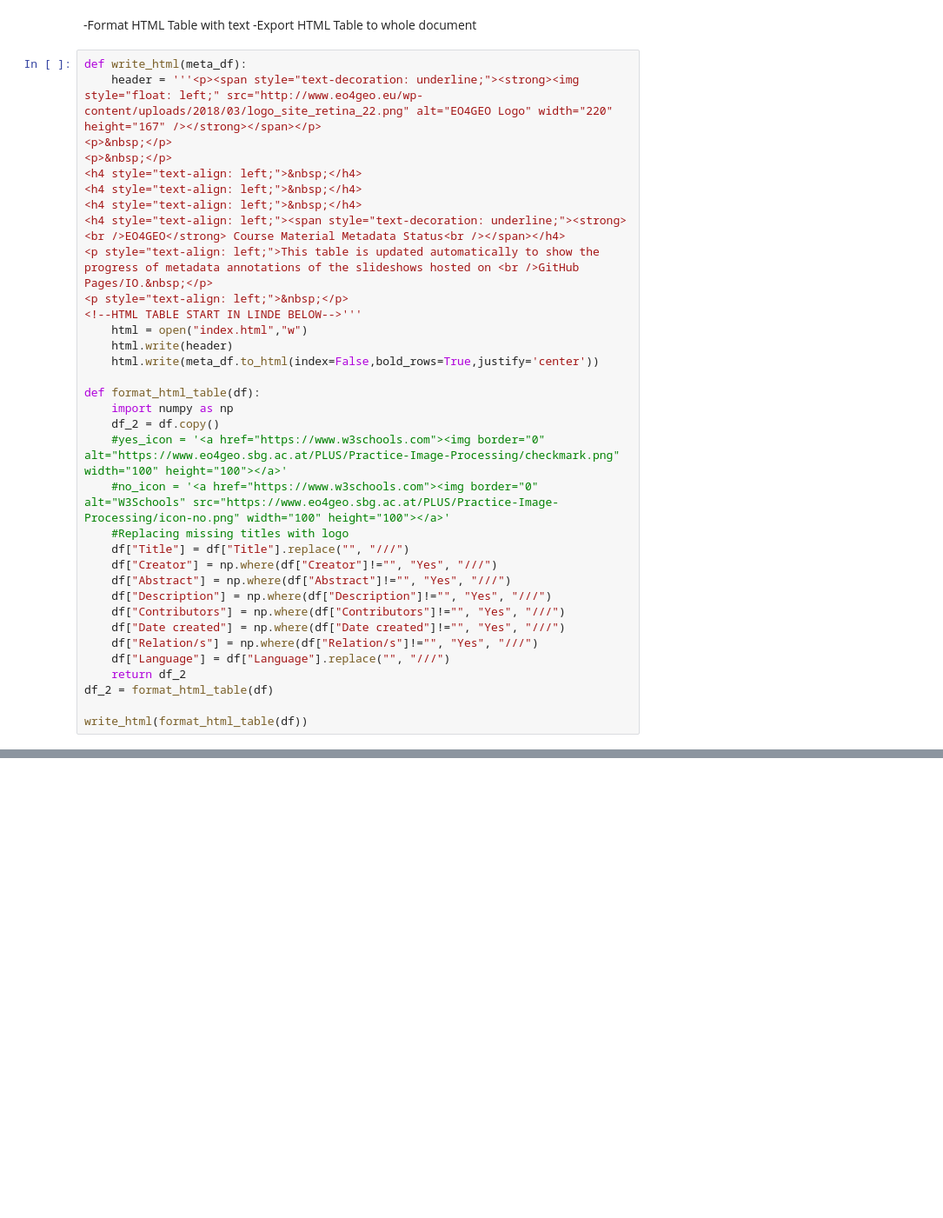
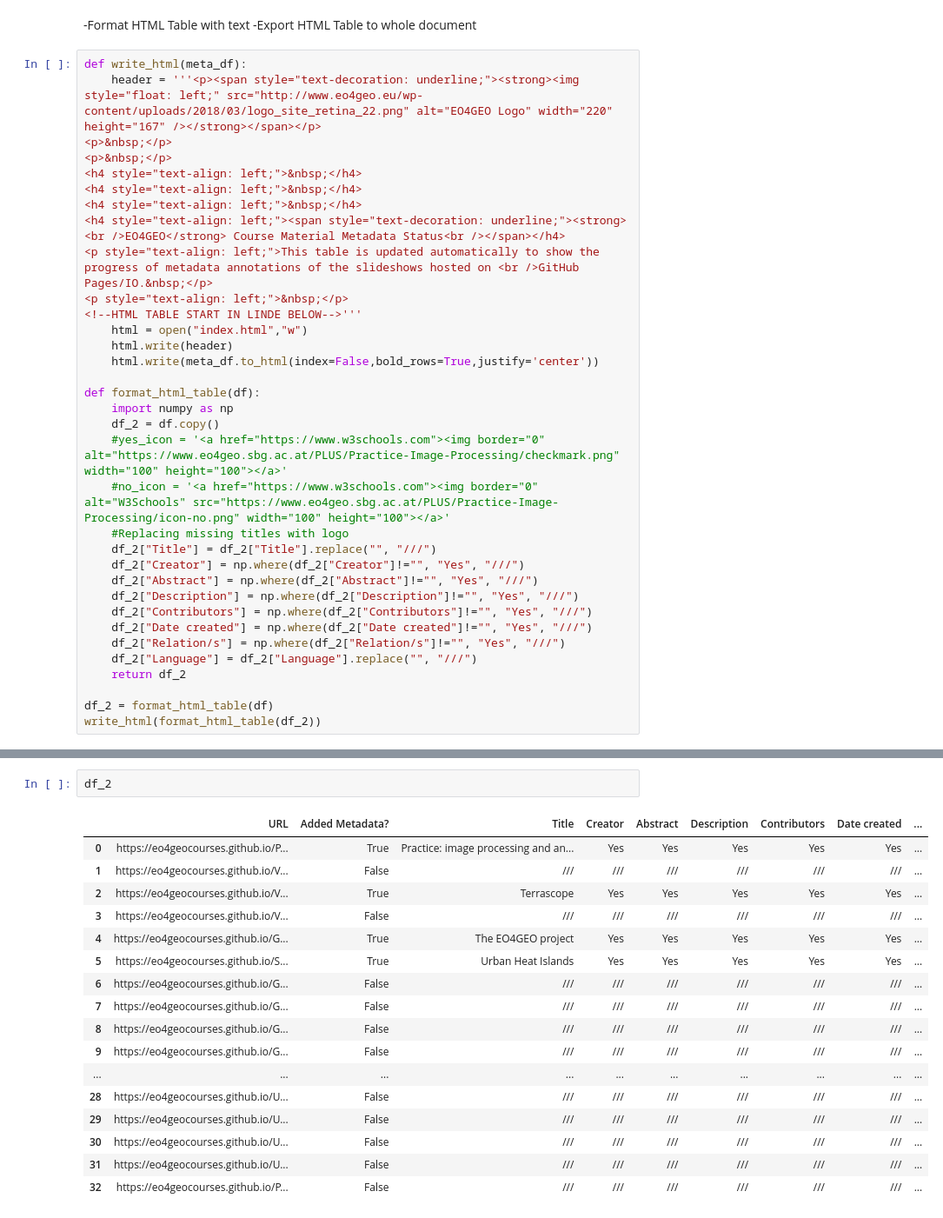
Before and after one commit to eo4geocourses/metadata_scraper, a Jupyter notebook: metadata_scraping.ipynb, the cells around one changed output, grey strips where cells are left out. Shown: that part at 87% size. Drawn from its saved outputs; the diff is of its cells as text; blank space fills up the shorter version.

```diff
--- a/metadata_scraping.ipynb
+++ b/metadata_scraping.ipynb
@@ -266,15 +266,15 @@ def format_html_table(df):
     #yes_icon = '<a href="https://www.w3schools.com"><img border="0" alt="https://www.eo4geo.sbg.ac.at/PLUS/Practice-Image-Processing/checkmark.png" width="100" height="100"></a>'
     #no_icon = '<a href="https://www.w3schools.com"><img border="0" alt="W3Schools" src="https://www.eo4geo.sbg.ac.at/PLUS/Practice-Image-Processing/icon-no.png" width="100" height="100"></a>'
     #Replacing missing titles with logo
-    df["Title"] = df["Title"].replace("", "///")
-    df["Creator"] = np.where(df["Creator"]!="", "Yes", "///")
-    df["Abstract"] = np.where(df["Abstract"]!="", "Yes", "///")
-    df["Description"] = np.where(df["Description"]!="", "Yes", "///")
-    df["Contributors"] = np.where(df["Contributors"]!="", "Yes", "///")
-    df["Date created"] = np.where(df["Date created"]!="", "Yes", "///")
-    df["Relation/s"] = np.where(df["Relation/s"]!="", "Yes", "///")
-    df["Language"] = df["Language"].replace("", "///")
+    df_2["Title"] = df_2["Title"].replace("", "///")
+    df_2["Creator"] = np.where(df_2["Creator"]!="", "Yes", "///")
+    df_2["Abstract"] = np.where(df_2["Abstract"]!="", "Yes", "///")
+    df_2["Description"] = np.where(df_2["Description"]!="", "Yes", "///")
+    df_2["Contributors"] = np.where(df_2["Contributors"]!="", "Yes", "///")
+    df_2["Date created"] = np.where(df_2["Date created"]!="", "Yes", "///")
+    df_2["Relation/s"] = np.where(df_2["Relation/s"]!="", "Yes", "///")
+    df_2["Language"] = df_2["Language"].replace("", "///")
     return df_2
+
 df_2 = format_html_table(df)
-
-write_html(format_html_table(df))
+write_html(format_html_table(df_2))
@@ -280,0 +301,20 @@ write_html(format_html_table(df))
+# %%
+df_2
+# %% [output]
+|  | URL | Added Metadata? | Title | Creator | Abstract | Description | Contributors | Date created | ... |
+| 0 | https://eo4geocourses.github.io/P... | True | Practice: image processing and an... | Yes | Yes | Yes | Yes | Yes | ... |
+| 1 | https://eo4geocourses.github.io/V... | False | /// | /// | /// | /// | /// | /// | ... |
+| 2 | https://eo4geocourses.github.io/V... | True | Terrascope | Yes | Yes | Yes | Yes | Yes | ... |
+| 3 | https://eo4geocourses.github.io/V... | False | /// | /// | /// | /// | /// | /// | ... |
+| 4 | https://eo4geocourses.github.io/G... | True | The EO4GEO project | Yes | Yes | Yes | Yes | Yes | ... |
+| 5 | https://eo4geocourses.github.io/S... | True | Urban Heat Islands | Yes | Yes | Yes | Yes | Yes | ... |
+| 6 | https://eo4geocourses.github.io/G... | False | /// | /// | /// | /// | /// | /// | ... |
+| 7 | https://eo4geocourses.github.io/G... | False | /// | /// | /// | /// | /// | /// | ... |
+| 8 | https://eo4geocourses.github.io/G... | False | /// | /// | /// | /// | /// | /// | ... |
+| 9 | https://eo4geocourses.github.io/G... | False | /// | /// | /// | /// | /// | /// | ... |
+| ... | ... | ... | ... | ... | ... | ... | ... | ... | ... |
+| 28 | https://eo4geocourses.github.io/U... | False | /// | /// | /// | /// | /// | /// | ... |
+| 29 | https://eo4geocourses.github.io/U... | False | /// | /// | /// | /// | /// | /// | ... |
+| 30 | https://eo4geocourses.github.io/U... | False | /// | /// | /// | /// | /// | /// | ... |
+| 31 | https://eo4geocourses.github.io/U... | False | /// | /// | /// | /// | /// | /// | ... |
+| 32 | https://eo4geocourses.github.io/P... | False | /// | /// | /// | /// | /// | /// | ... |
```
Also changed, not shown: parts of 1 cell of this notebook, 2 other files.
